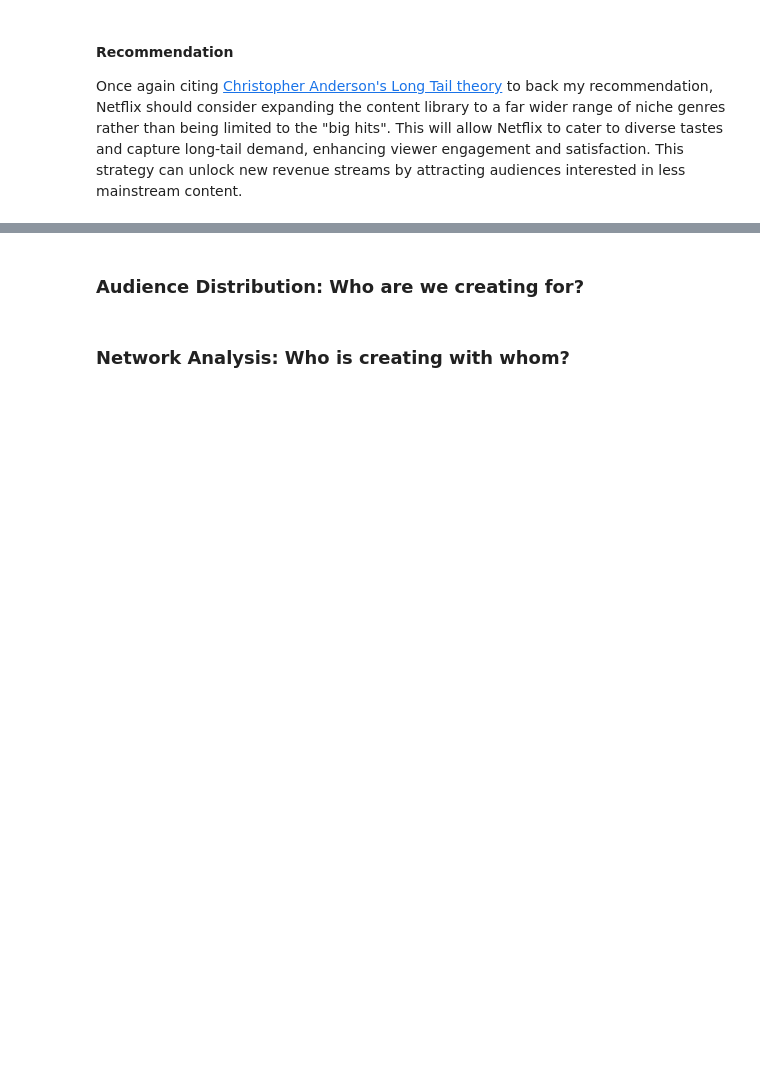
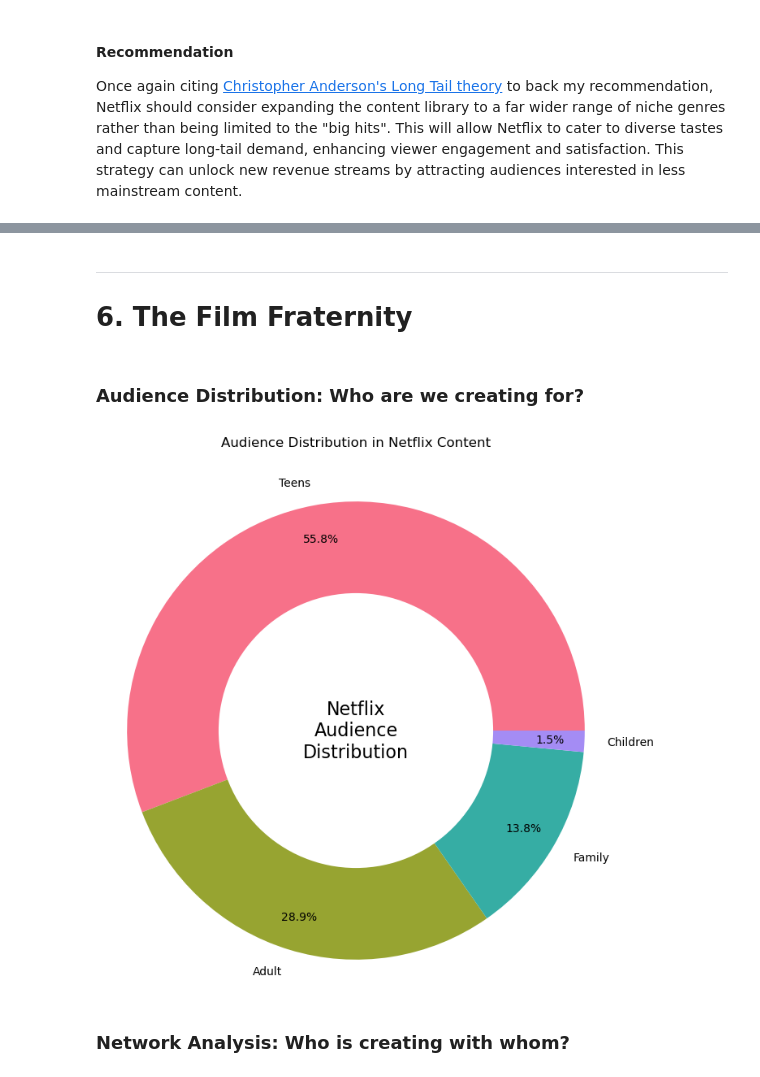
Before and after one commit to thecont1/flickr-pump-light, a Jupyter notebook: netflix.ipynb, the cells around one changed output, grey strips where cells are left out. Cells and saved outputs as stored; diff of their text form; code cells hidden in the pictures; blank space fills up the shorter version.

```diff
--- a/netflix.ipynb
+++ b/netflix.ipynb
@@ -706,3 +682,6 @@ Once again citing [Christopher Anderson's Long Tail theory](https://www.investop
+# %% [markdown]
+_____
+# 6. The Film Fraternity
 # %%
 country='India'
 
@@ -722,24 +693,33 @@ audience_pcts
 # %%
+df_movies_by_country = df[filter1 & filter2 & filter3].copy()
+df_movies_by_country.drop(columns=['month_added', 'dayofweek_added', 'quarter_added',
+                                   'type', 'country', 'rating', 'description'], inplace=True)
+
+audience_pcts = (100 * df_movies_by_country['audience'].value_counts() /
+                df_movies_by_country['audience'].value_counts().sum()).round(1)
+
 # Visualise audiences as a donut chart
-plt.figure(figsize=(5, 5))
+plt.figure(figsize=(8, 8))
 colors = sns.color_palette("husl", len(audience_pcts))
 
 wedges, texts, autotexts = plt.pie(audience_pcts,
-                                  labels=audience_pcts.index,
-                                  colors=colors,
-                                  autopct='%1.1f%%',
-                                  pctdistance=0.85,
-                                  wedgeprops=dict(width=0.5))
+                            labels=audience_pcts.index,
+                            colors=colors,
+                            autopct='%1.1f%%',
+                            pctdistance=0.85,
+                            wedgeprops=dict(width=0.6))
 
 centre_circle = plt.Circle((0,0), 0.60, fc='white')
 plt.gca().add_artist(centre_circle)
 
 plt.text(0, 0, 'Netflix\nAudience\nDistribution',
-         ha='center', va='center', fontsize=12)
+         ha='center', va='center', fontsize=16)
 
-plt.title('Audience Distribution in Netflix Content', pad=10)
+plt.title('Audience Distribution in Netflix Content', pad=30)
 plt.axis('equal')
 plt.show()
+# %% [output]
+[figure, added]
 # %% [markdown]
 ### Network Analysis: Who is creating with whom?
 # %%
```
Also changed, not shown: parts of 39 cells of this notebook, 2 other files.
